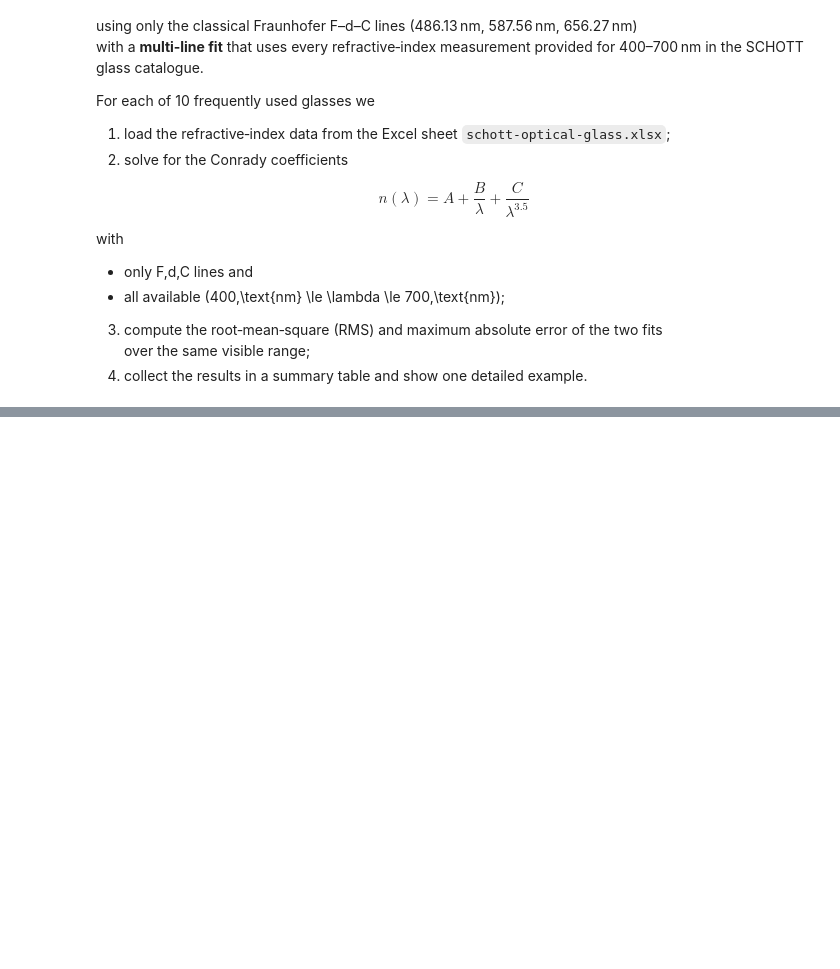
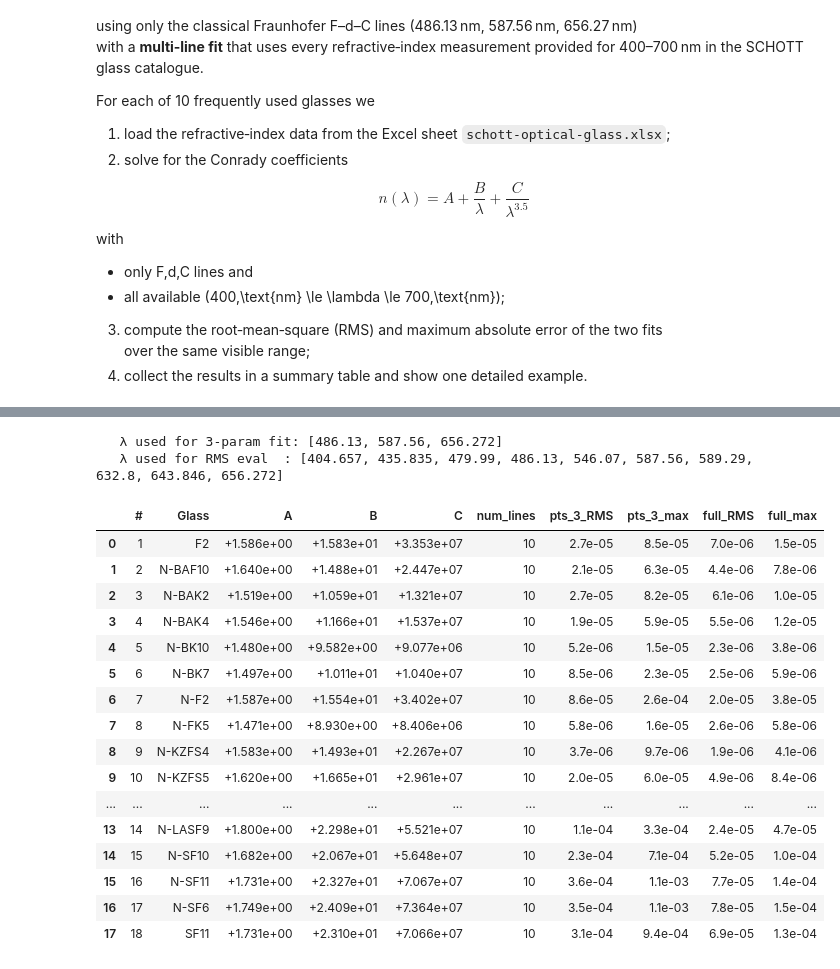
Before and after one commit to Leyangf/AchromatCFW, a Jupyter notebook: notebooks/conrady_fit_comparison.ipynb, the cells around one changed output, grey strips where cells are left out. Drawn from its saved outputs; the diff is of its cells as text; code cells hidden in the pictures; blank space fills up the shorter version.

```diff
--- a/notebooks/conrady_fit_comparison.ipynb
+++ b/notebooks/conrady_fit_comparison.ipynb
@@ -160,0 +124,74 @@ summary.style.format({'pts_3_RMS': '{:.1e}', 'pts_3_max':'{:.1e}',
+# %%
+# ── 1 · Define columns & wavelengths used for each purpose ───────────────
+fit_cols   = ["nF", "nd", "nC"]                    # three classic lines
+fit_lambda = [wl_map[c] for c in fit_cols]         # → [486.13, 587.56, 656.272]
+
+eval_cols  = wl_cols_visible                           # all visible‑band columns
+eval_lambda = [wl_map[c] for c in eval_cols]
+
+print("   λ used for 3‑param fit:", [wl_map[c] for c in fit_cols])
+print("   λ used for RMS eval  :", [wl_map[c] for c in eval_cols])
+
+# ── 2 · Run the fits & build the table ───────────────────────────────────
+results_conrady = []
+
+for glass in common_glasses:
+    row = df.loc[df["Glass"] == glass].iloc[0]
+
+    lam_all = np.array(eval_lambda, float)
+    n_all   = np.array([row[c] for c in eval_cols], float)
+
+    # --- 3‑line fit -------------------------------------------------------
+    n_fdc = row[fit_cols].to_numpy(float)
+    A3, B3, C3 = fit_conrady(fit_lambda, n_fdc)
+
+    # --- full least‑squares fit ------------------------------------------
+    Af, Bf, Cf = fit_conrady(lam_all, n_all)
+
+    n_pred_3   = conrady(lam_all, A3, B3, C3)
+    n_pred_all = conrady(lam_all, Af, Bf, Cf)
+
+    results_conrady.append(dict(
+        Glass=glass,
+        num_lines=len(lam_all),
+        pts_3_RMS = rmse(n_all, n_pred_3),
+        pts_3_max = np.max(np.abs(n_all - n_pred_3)),
+        full_RMS  = rmse(n_all, n_pred_all),
+        full_max  = np.max(np.abs(n_all - n_pred_all)),
+        A=A3, B=B3, C=C3
+    ))
+
+# --- 3 · Display with 1‑based counter ------------------------------------
+summary = pd.DataFrame(results_conrady).sort_values("Glass").reset_index(drop=True)
+summary.insert(0, "#", summary.index + 1)
+
+styled = (summary[["#", "Glass", "A", "B", "C",
+                   "num_lines", "pts_3_RMS", "pts_3_max",
+                   "full_RMS", "full_max"]]
+          .style.format({
+              "A":"{:+.3e}", "B":"{:+.3e}", "C":"{:+.3e}",
+              "pts_3_RMS":"{:.1e}", "pts_3_max":"{:.1e}",
+              "full_RMS":"{:.1e}", "full_max":"{:.1e}"
+          }))
+
+display(styled)
+# %% [output]
+   λ used for 3‑param fit: [486.13, 587.56, 656.272]
+   λ used for RMS eval  : [404.657, 435.835, 479.99, 486.13, 546.07, 587.56, 589.29, 632.8, 643.846, 656.272]
+|  | # | Glass | A | B | C | num_lines | pts_3_RMS | pts_3_max | full_RMS | full_max |
+| 0 | 1 | F2 | +1.586e+00 | +1.583e+01 | +3.353e+07 | 10 | 2.7e-05 | 8.5e-05 | 7.0e-06 | 1.5e-05 |
+| 1 | 2 | N-BAF10 | +1.640e+00 | +1.488e+01 | +2.447e+07 | 10 | 2.1e-05 | 6.3e-05 | 4.4e-06 | 7.8e-06 |
+| 2 | 3 | N-BAK2 | +1.519e+00 | +1.059e+01 | +1.321e+07 | 10 | 2.7e-05 | 8.2e-05 | 6.1e-06 | 1.0e-05 |
+| 3 | 4 | N-BAK4 | +1.546e+00 | +1.166e+01 | +1.537e+07 | 10 | 1.9e-05 | 5.9e-05 | 5.5e-06 | 1.2e-05 |
+| 4 | 5 | N-BK10 | +1.480e+00 | +9.582e+00 | +9.077e+06 | 10 | 5.2e-06 | 1.5e-05 | 2.3e-06 | 3.8e-06 |
+| 5 | 6 | N-BK7 | +1.497e+00 | +1.011e+01 | +1.040e+07 | 10 | 8.5e-06 | 2.3e-05 | 2.5e-06 | 5.9e-06 |
+| 6 | 7 | N-F2 | +1.587e+00 | +1.554e+01 | +3.402e+07 | 10 | 8.6e-05 | 2.6e-04 | 2.0e-05 | 3.8e-05 |
+| 7 | 8 | N-FK5 | +1.471e+00 | +8.930e+00 | +8.406e+06 | 10 | 5.8e-06 | 1.6e-05 | 2.6e-06 | 5.8e-06 |
+| 8 | 9 | N-KZFS4 | +1.583e+00 | +1.493e+01 | +2.267e+07 | 10 | 3.7e-06 | 9.7e-06 | 1.9e-06 | 4.1e-06 |
+| 9 | 10 | N-KZFS5 | +1.620e+00 | +1.665e+01 | +2.961e+07 | 10 | 2.0e-05 | 6.0e-05 | 4.9e-06 | 8.4e-06 |
+| ... | ... | ... | ... | ... | ... | ... | ... | ... | ... | ... |
+| 13 | 14 | N-LASF9 | +1.800e+00 | +2.298e+01 | +5.521e+07 | 10 | 1.1e-04 | 3.3e-04 | 2.4e-05 | 4.7e-05 |
+| 14 | 15 | N-SF10 | +1.682e+00 | +2.067e+01 | +5.648e+07 | 10 | 2.3e-04 | 7.1e-04 | 5.2e-05 | 1.0e-04 |
+| 15 | 16 | N-SF11 | +1.731e+00 | +2.327e+01 | +7.067e+07 | 10 | 3.6e-04 | 1.1e-03 | 7.7e-05 | 1.4e-04 |
+| 16 | 17 | N-SF6 | +1.749e+00 | +2.409e+01 | +7.364e+07 | 10 | 3.5e-04 | 1.1e-03 | 7.8e-05 | 1.5e-04 |
+| 17 | 18 | SF11 | +1.731e+00 | +2.310e+01 | +7.066e+07 | 10 | 3.1e-04 | 9.4e-04 | 6.9e-05 | 1.3e-04 |
```
Also changed, not shown: parts of 7 cells of this notebook, 2 other files.
